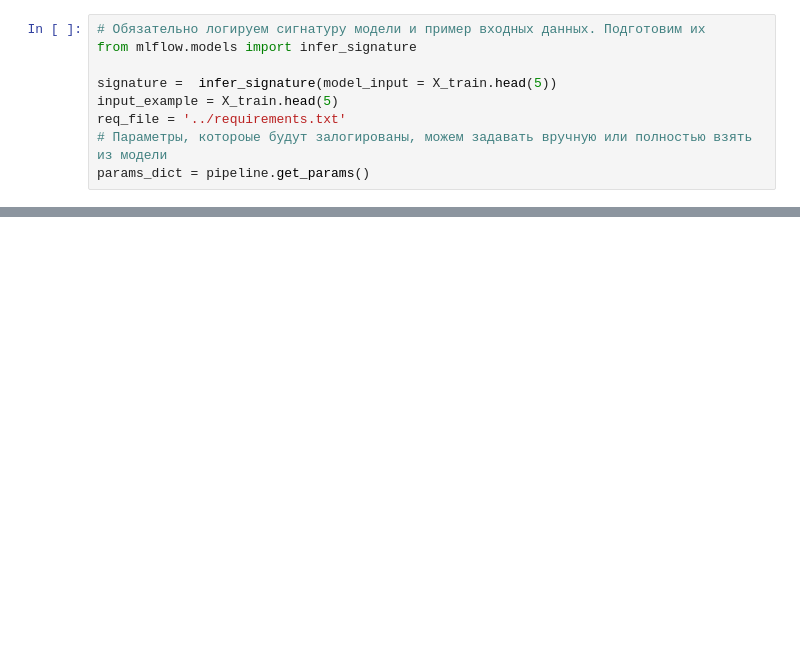
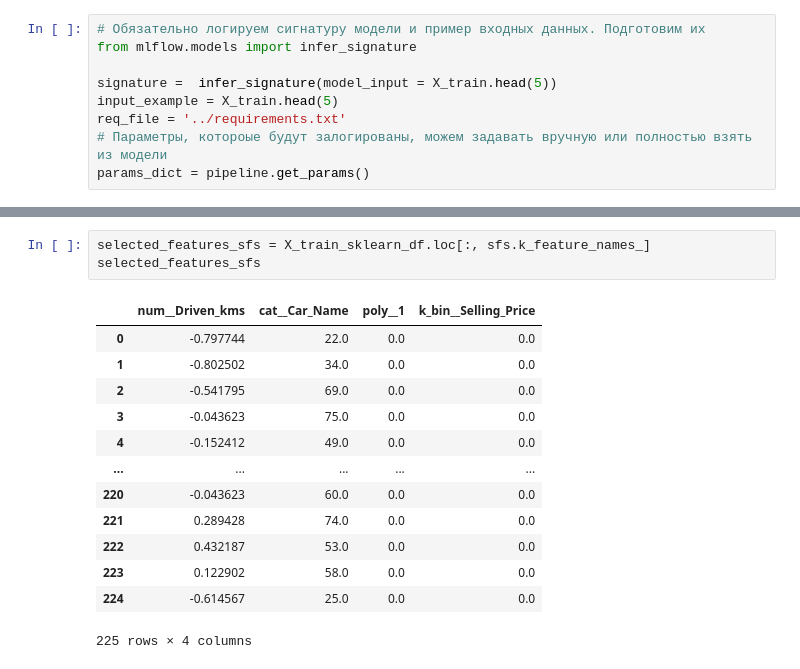
Before and after one commit to AntipovDA/IIS, a Jupyter notebook: research/research.ipynb, the cells around one changed output, grey strips where cells are left out. Drawn from its saved outputs; the diff is of its cells as text; blank space fills up the shorter version.

```diff
--- a/research/research.ipynb
+++ b/research/research.ipynb
@@ -164,0 +318,17 @@ assert (run.info.status =='FINISHED')
+# %%
+selected_features_sfs = X_train_sklearn_df.loc[:, sfs.k_feature_names_]
+selected_features_sfs
+# %% [output]
+|  | num__Driven_kms | cat__Car_Name | poly__1 | k_bin__Selling_Price |
+| 0 | -0.797744 | 22.0 | 0.0 | 0.0 |
+| 1 | -0.802502 | 34.0 | 0.0 | 0.0 |
+| 2 | -0.541795 | 69.0 | 0.0 | 0.0 |
+| 3 | -0.043623 | 75.0 | 0.0 | 0.0 |
+| 4 | -0.152412 | 49.0 | 0.0 | 0.0 |
+| ... | ... | ... | ... | ... |
+| 220 | -0.043623 | 60.0 | 0.0 | 0.0 |
+| 221 | 0.289428 | 74.0 | 0.0 | 0.0 |
+| 222 | 0.432187 | 53.0 | 0.0 | 0.0 |
+| 223 | 0.122902 | 58.0 | 0.0 | 0.0 |
+| 224 | -0.614567 | 25.0 | 0.0 | 0.0 |
+225 rows × 4 columns
```
Also changed, not shown: parts of 36 cells of this notebook, 9 other files.
